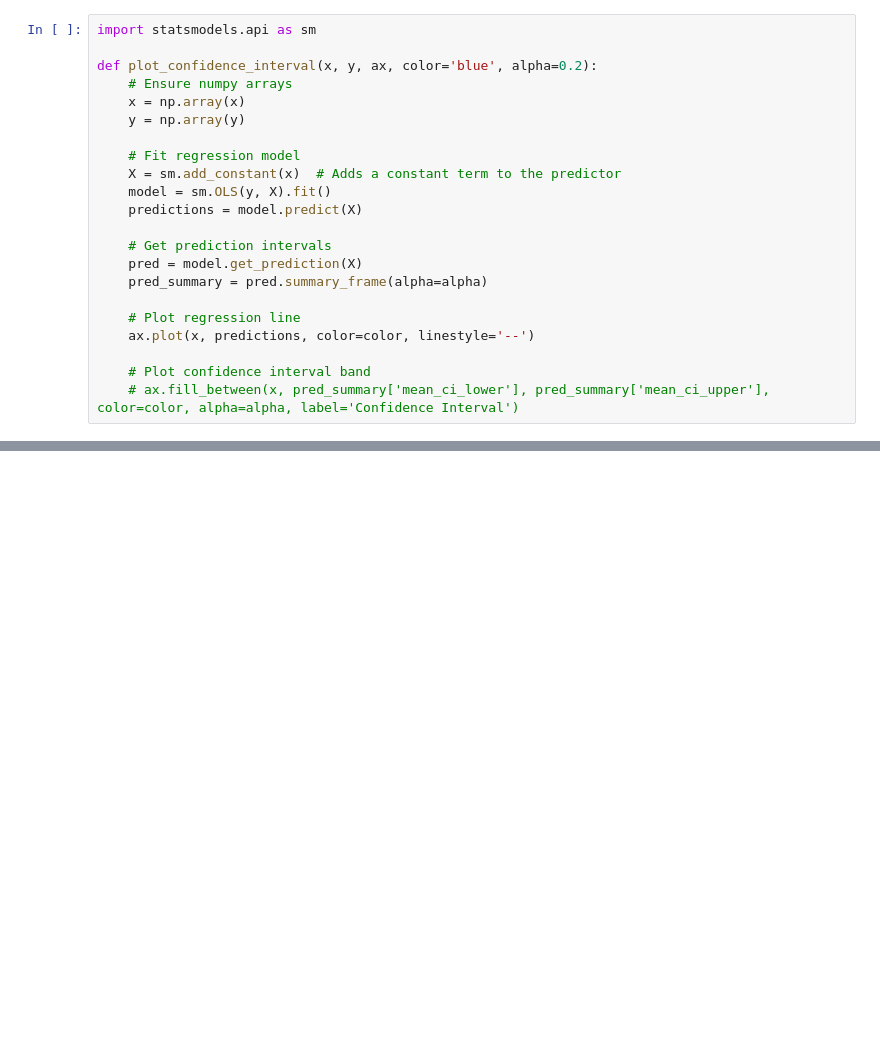
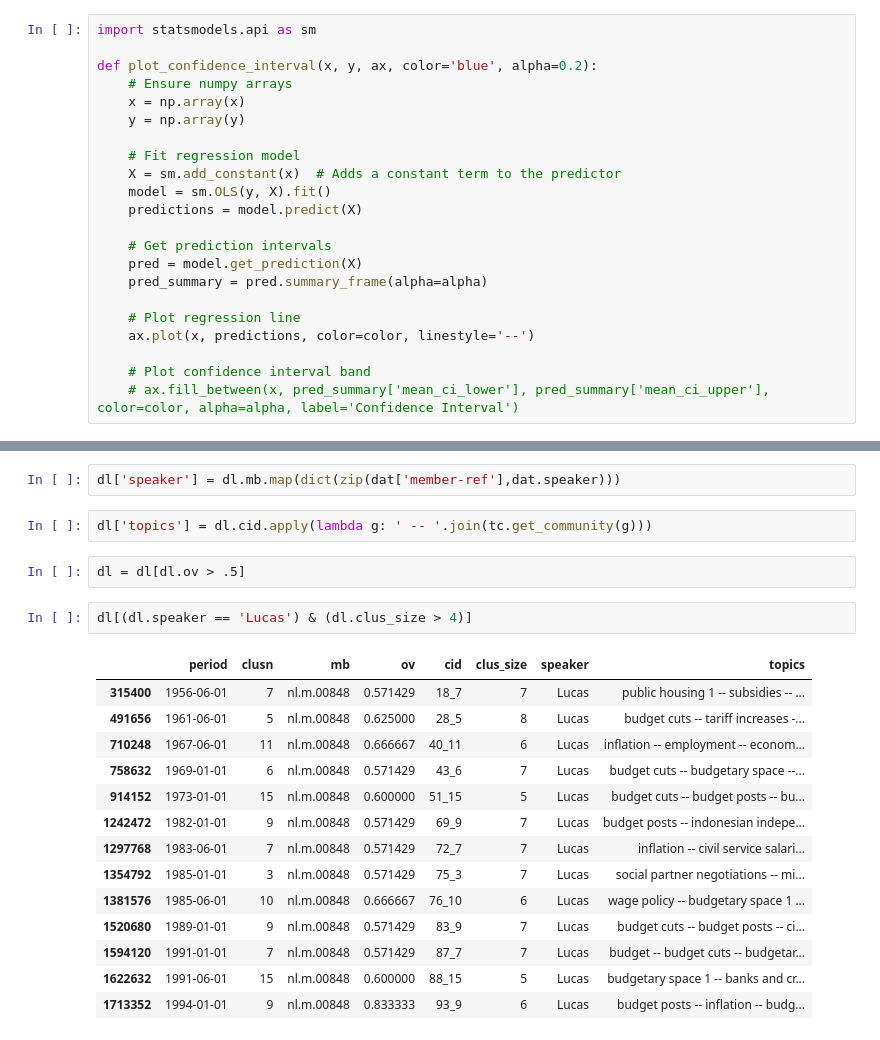
Before and after one commit to rubenros1795/linkage, a Jupyter notebook: 006_chain-actors.ipynb, the cells around one changed output, grey strips where cells are left out. Saved outputs shown, nothing was run; the diff lists cells and outputs as text; blank space fills up the shorter version.

```diff
--- a/006_chain-actors.ipynb
+++ b/006_chain-actors.ipynb
@@ -211,0 +211,23 @@ plt.show()
+# %%
+dl['speaker'] = dl.mb.map(dict(zip(dat['member-ref'],dat.speaker)))
+# %%
+dl['topics'] = dl.cid.apply(lambda g: ' -- '.join(tc.get_community(g)))
+# %%
+dl = dl[dl.ov > .5]
+# %%
+dl[(dl.speaker == 'Lucas') & (dl.clus_size > 4)]
+# %% [output]
+|  | period | clusn | mb | ov | cid | clus_size | speaker | topics |
+| 315400 | 1956-06-01 | 7 | nl.m.00848 | 0.571429 | 18_7 | 7 | Lucas | public housing 1 -- subsidies -- ... |
+| 491656 | 1961-06-01 | 5 | nl.m.00848 | 0.625000 | 28_5 | 8 | Lucas | budget cuts -- tariff increases -... |
+| 710248 | 1967-06-01 | 11 | nl.m.00848 | 0.666667 | 40_11 | 6 | Lucas | inflation -- employment -- econom... |
+| 758632 | 1969-01-01 | 6 | nl.m.00848 | 0.571429 | 43_6 | 7 | Lucas | budget cuts -- budgetary space --... |
+| 914152 | 1973-01-01 | 15 | nl.m.00848 | 0.600000 | 51_15 | 5 | Lucas | budget cuts -- budget posts -- bu... |
+| 1242472 | 1982-01-01 | 9 | nl.m.00848 | 0.571429 | 69_9 | 7 | Lucas | budget posts -- indonesian indepe... |
+| 1297768 | 1983-06-01 | 7 | nl.m.00848 | 0.571429 | 72_7 | 7 | Lucas | inflation -- civil service salari... |
+| 1354792 | 1985-01-01 | 3 | nl.m.00848 | 0.571429 | 75_3 | 7 | Lucas | social partner negotiations -- mi... |
+| 1381576 | 1985-06-01 | 10 | nl.m.00848 | 0.666667 | 76_10 | 6 | Lucas | wage policy -- budgetary space 1 ... |
+| 1520680 | 1989-01-01 | 9 | nl.m.00848 | 0.571429 | 83_9 | 7 | Lucas | budget cuts -- budget posts -- ci... |
+| 1594120 | 1991-01-01 | 7 | nl.m.00848 | 0.571429 | 87_7 | 7 | Lucas | budget -- budget cuts -- budgetar... |
+| 1622632 | 1991-06-01 | 15 | nl.m.00848 | 0.600000 | 88_15 | 5 | Lucas | budgetary space 1 -- banks and cr... |
+| 1713352 | 1994-01-01 | 9 | nl.m.00848 | 0.833333 | 93_9 | 6 | Lucas | budget posts -- inflation -- budg... |
```
Also changed, not shown: parts of 4 cells of this notebook, 24 other files.
